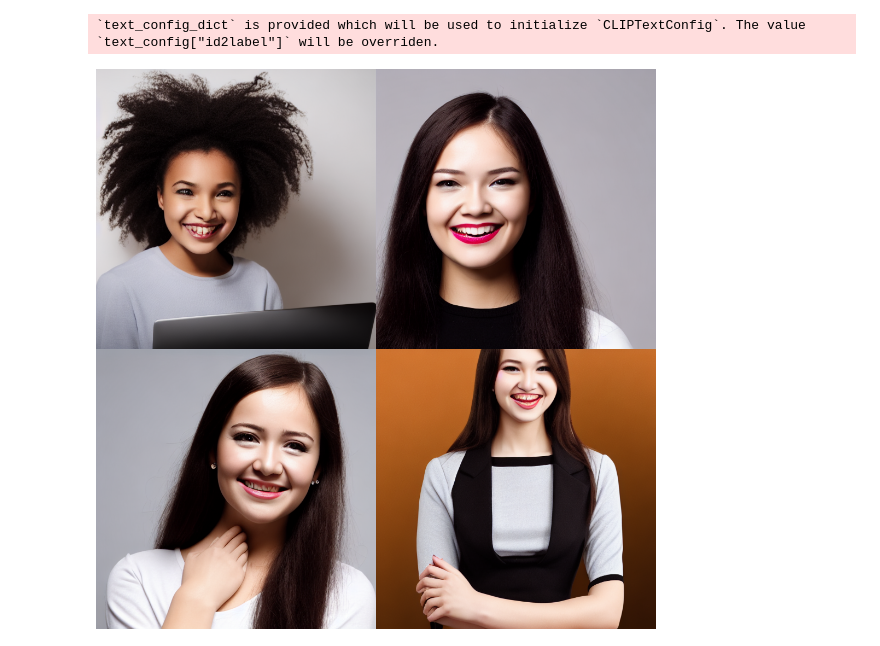
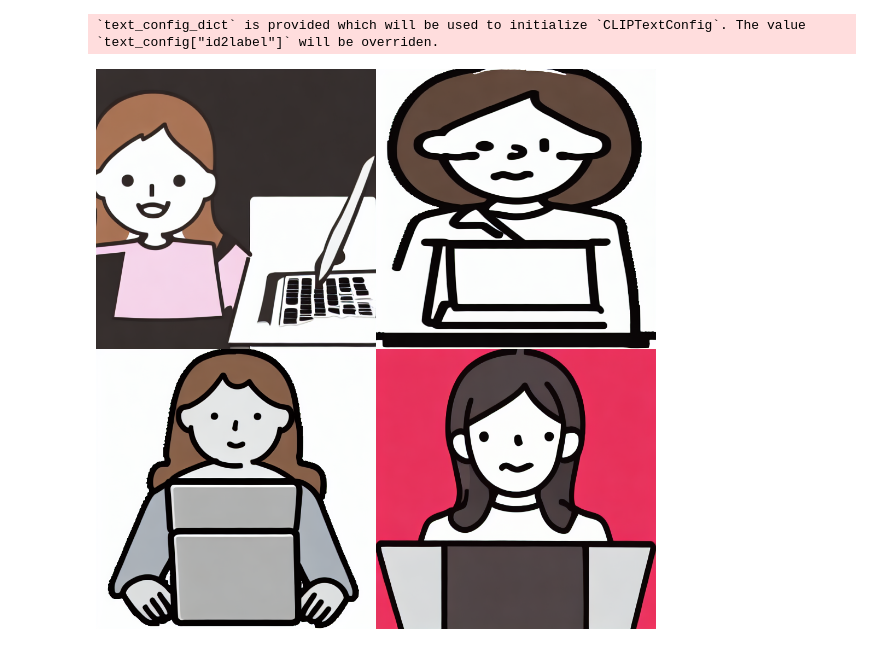
Before and after one commit to Nekoiii/SD_Practices_colab, a Jupyter notebook: Rola_test_1.ipynb, the cells around one changed output. Drawn from its saved outputs; the diff is of its cells as text; code cells hidden in the pictures.

```diff
--- a/Rola_test_1.ipynb
+++ b/Rola_test_1.ipynb
@@ -192,15 +192,15 @@ pipe.unet.load_attn_procs("/content/lora/output/pytorch_lora_weights.bin")
 # %%
 #generator = [torch.Generator(device="cpu").manual_seed(i) for i in range(4)]
 
-images = pipe(prompt=" (((shs))),1 girl, smile,business,white background,pure background,sticker",
-              negative_prompt="",
+images = pipe(prompt=" (((shs))),1 girl,cute,simple,smile,computer,business,white background,pure background,sticker",
+              negative_prompt="authentic,real world",
               #generator=generator,
               num_inference_steps=20,
               height=512,
               width=512,
               num_images_per_prompt=4,
-              guidance_scale=10.0).images
+              guidance_scale=7.0).images
 
 image_grid(images, 2, 2)
 # %% [output]
-[figure, old version]
+[figure, new version]
```
